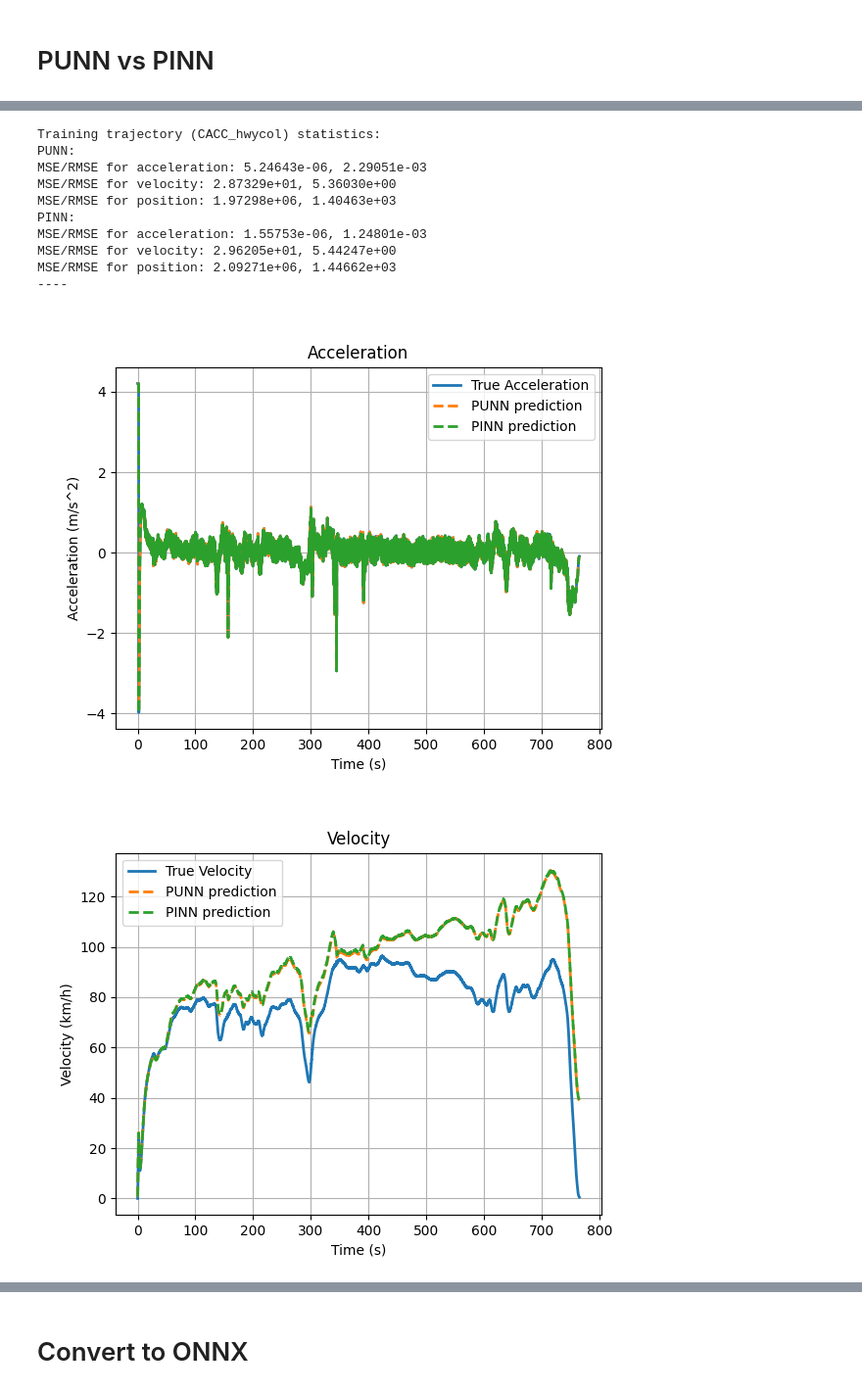
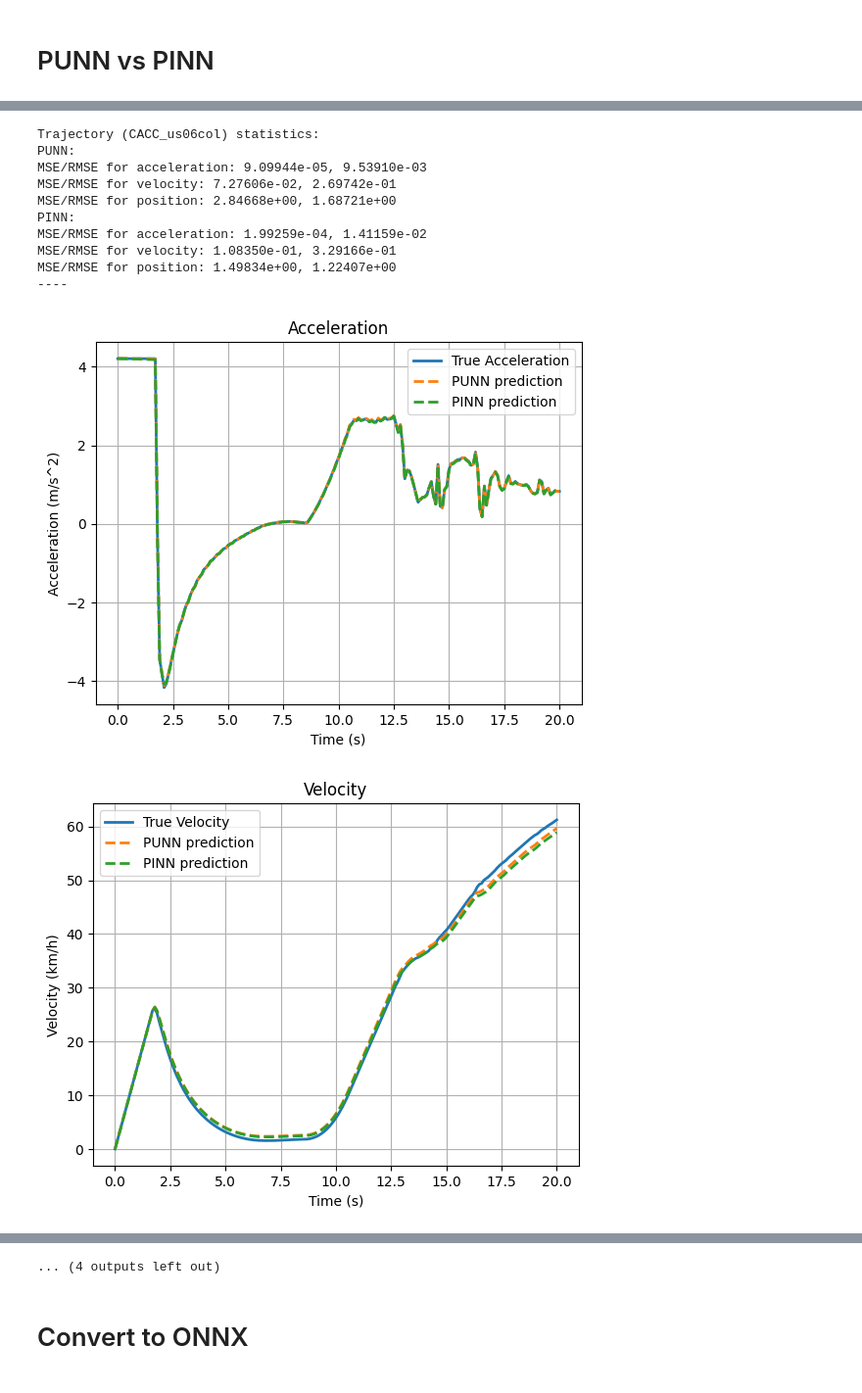
Before and after one commit to ZeArteaga/PINN-control-platooning, a Jupyter notebook: PINN.ipynb, the cells around one changed output, grey strips where cells are left out. Shown at 98% size. Saved outputs shown, nothing was run; the diff lists cells and outputs as text; code cells hidden in the pictures.

```diff
--- a/PINN.ipynb
+++ b/PINN.ipynb
@@ -101,14 +109,12 @@ def loss_plot(history, es_start_epoch):
     plt.legend()
     plt.show()
 
-def evaluate_results(model, X_norm, true_data, dt, scaler_Y=None):
-    v = np.zeros_like(X_norm[:, 0]) #first feature is t
-    x = np.zeros_like(X_norm[:, 0])
+def evaluate_results(model, X, true_data, dt):
+    v = np.zeros_like(X[:, 0]) #first feature is t
+    x = np.zeros_like(X[:, 0])
 
-    pred_a = model.predict(X_norm, verbose=0)
+    pred_a = model.predict(X, verbose=0)
 
-    if scaler_Y:
-        pred_a = scaler_Y.inverse_transform(pred_a)
     v = cumulative_trapezoid(pred_a.flatten(), dx=dt, initial=0)
     v += true_data[0,1]
     x = cumulative_trapezoid(v, dx=dt, initial=0)
@@ -285,14 +295,0 @@ offline integration for testing, in reality it would be real-time
-# %%
-test_traj = "us06col"
-punn_model = load_model(f"models/punn_{model_name}.keras", compile=False)  # Load model just for prediction
-df_test = pd.read_csv("data/driving_cycles/CACC_" + test_traj + ".csv")
-X_test = df_test[["t", "fv0_u", "fv0_v_noise", "d_fv0_lv_noise", "d*_fv0_lv", "lv_v_noise"]].to_numpy()
-X_test_norm = scaler_X.transform(X_test)
-true_data = df_test[["fv0_a", "fv0_v", "fv0_x"]].to_numpy()
-print("Testing trajectory (" + str(test_traj) + ") statistics: ")
-punn_test_traj_eval = evaluate_results(model=punn_model, X_norm=X_test_norm, true_data=true_data, scaler_Y=scaler_Y, dt=dt)
-print("----")
-comparison_plot(t=df_test[["t"]], true_data=true_data, meas_data=None,
-    pred_data=[(punn_test_traj_eval, "PUNN prediction")],
-    suptitle="Predicted solution vs Ground Truth: PUNN-only for trajectory" + str(test_traj)
-)
@@ -617,46 +470,42 @@ MSE/RMSE for position: 3.83697e+01, 6.19432e+00
 # %%
-#TODO: change this
 #*TESTING
 # Directory containing other driving cycles
 driving_cycles_dir = "data/driving_cycles"
 cycle_files = [f for f in os.listdir(driving_cycles_dir) if f.endswith(".csv")]
-cycle_files = [f for f in cycle_files if traj_id not in f]
 
 for cycle_file in cycle_files:
-    test_id = os.path.splitext(cycle_file)[0]
+    traj_id = os.path.splitext(cycle_file)[0]
     df_test = pd.read_csv(os.path.join(driving_cycles_dir, cycle_file))
 
     t_start = 0
-    t_end = 1000 #seconds
+    t_end = 20 #seconds
     idx_start = int(t_start/dt)
     idx_end = int(t_end/dt)+1
     mask = (df_test["t"] >= t_start) & (df_test["t"] <= t_end)
     eval_Y = df_test[mask][["fv0_a", "fv0_v", "fv0_x"]].to_numpy()
-    eval_X = df_test[mask][["t", "fv0_u", "fv0_v", "d_fv0_lv", "d*_fv0_lv", "lv_v"]].to_numpy()
-    eval_Y0 = eval_Y[0, 2], eval_Y[0, 1] #ini pos and vel
-    eval_X_norm = scaler_X.transform(eval_X)
+    eval_X = df_test[mask][["t", "fv0_u", "fv0_v_noise"]].to_numpy()
     t_eval = df_test[mask][["t"]].to_numpy()
 
-    print("Training trajectory (" + str(test_id) + ") statistics: ")
+    print("Trajectory (" + str(traj_id) + ") statistics: ")
     print("PUNN:")
-    punn_test_traj_eval = evaluate_results(model=punn_model, X_norm=eval_X_norm, true_data=eval_Y, scaler_Y=scaler_Y, dt=dt, y0=eval_Y0)
+    punn_test_eval = evaluate_results(model=punn_model, X=eval_X, true_data=eval_Y, dt=dt)
     print("PINN:")
-    pinn_test_traj_eval = evaluate_results(model=pinn_model, X_norm=eval_X_norm, true_data=eval_Y, scaler_Y=scaler_Y, dt=dt, y0=eval_Y0)
+    pinn_test_eval = evaluate_results(model=pinn_model, X=eval_X, true_data=eval_Y, dt=dt)
     print("----")
     comparison_plot(t=t_eval, true_data=eval_Y, meas_data=None,
-        pred_data=[(punn_test_traj_eval, "PUNN prediction"), (pinn_test_traj_eval, "PINN prediction")],
-        suptitle="Predicted solution vs Ground Truth: PUNN vs PINN for trajectory " + str(test_id)
+        pred_data=[(punn_test_eval, "PUNN prediction"), (pinn_test_eval, "PINN prediction")],
+        suptitle="Predicted solution vs Ground Truth: PUNN vs PINN for trajectory " + str(traj_id)
     )
 # %% [output]
-Training trajectory (CACC_hwycol) statistics:
+Trajectory (CACC_us06col) statistics:
 PUNN:
-MSE/RMSE for acceleration: 5.24643e-06, 2.29051e-03
-MSE/RMSE for velocity: 2.87329e+01, 5.36030e+00
-MSE/RMSE for position: 1.97298e+06, 1.40463e+03
+MSE/RMSE for acceleration: 9.09944e-05, 9.53910e-03
+MSE/RMSE for velocity: 7.27606e-02, 2.69742e-01
+MSE/RMSE for position: 2.84668e+00, 1.68721e+00
 PINN:
-MSE/RMSE for acceleration: 1.55753e-06, 1.24801e-03
-MSE/RMSE for velocity: 2.96205e+01, 5.44247e+00
-MSE/RMSE for position: 2.09271e+06, 1.44662e+03
+MSE/RMSE for acceleration: 1.99259e-04, 1.41159e-02
+MSE/RMSE for velocity: 1.08350e-01, 3.29166e-01
+MSE/RMSE for position: 1.49834e+00, 1.22407e+00
 ----
-[figure, old version]
+[figure, new version]
-[figure, old version]
+[figure, new version]
@@ -690,3 +539,4 @@ MSE/RMSE for position: 9.54685e+07, 9.77080e+03
+... (4 outputs left out)
 # %% [markdown]
 # Convert to ONNX
 # %%
```
Also changed, not shown: parts of 20 cells of this notebook, 13 other files.
